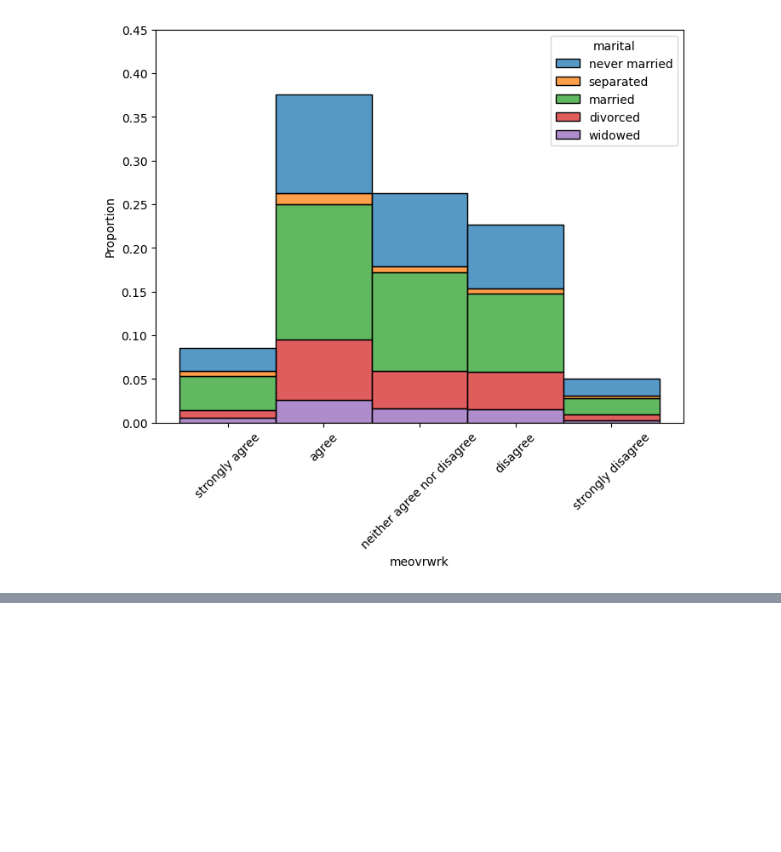
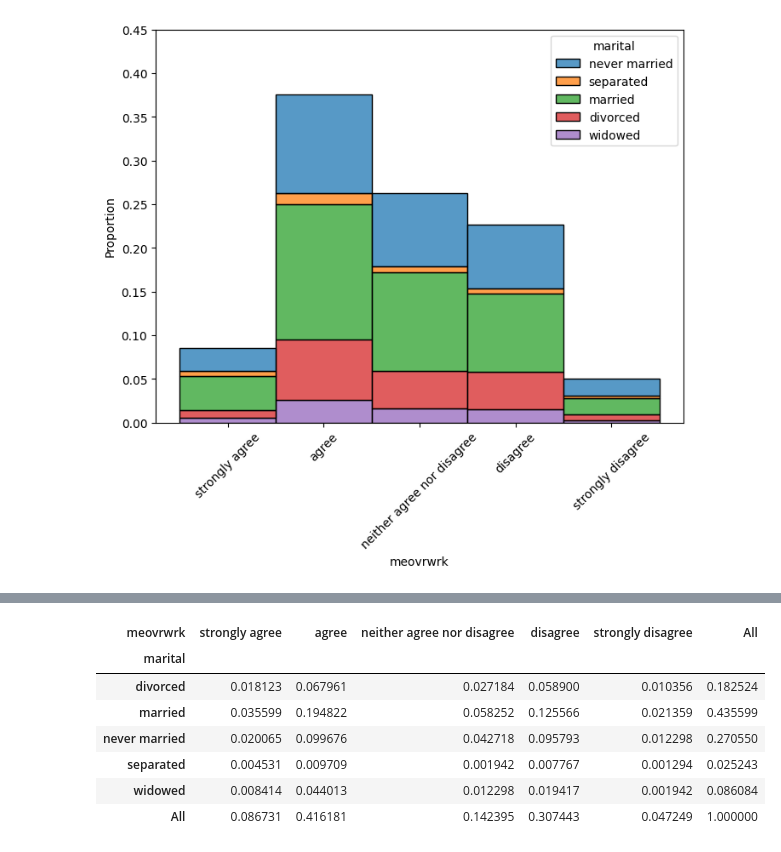
Before and after one commit to imdressel/project_gss, a Jupyter notebook: GSS_Isabella's_Part2.ipynb, the cells around one changed output, grey strips where cells are left out. Cells and saved outputs as stored; diff of their text form; code cells hidden in the pictures; blank space fills up the shorter version.

```diff
--- a/GSS_Isabella's_Part2.ipynb
+++ b/GSS_Isabella's_Part2.ipynb
@@ -96,0 +118,12 @@ plt.show()
+# %%
+# 2018
+pd.crosstab(df2018['marital'],df2018['meovrwrk'],margins=True,normalize=True)
+# %% [output]
+| meovrwrk | strongly agree | agree | neither agree nor disagree | disagree | strongly disagree | All |
+| marital |  |  |  |  |  |  |
+| divorced | 0.018123 | 0.067961 | 0.027184 | 0.058900 | 0.010356 | 0.182524 |
+| married | 0.035599 | 0.194822 | 0.058252 | 0.125566 | 0.021359 | 0.435599 |
+| never married | 0.020065 | 0.099676 | 0.042718 | 0.095793 | 0.012298 | 0.270550 |
+| separated | 0.004531 | 0.009709 | 0.001942 | 0.007767 | 0.001294 | 0.025243 |
+| widowed | 0.008414 | 0.044013 | 0.012298 | 0.019417 | 0.001942 | 0.086084 |
+| All | 0.086731 | 0.416181 | 0.142395 | 0.307443 | 0.047249 | 1.000000 |
```
Also changed, not shown: parts of 5 cells of this notebook.
